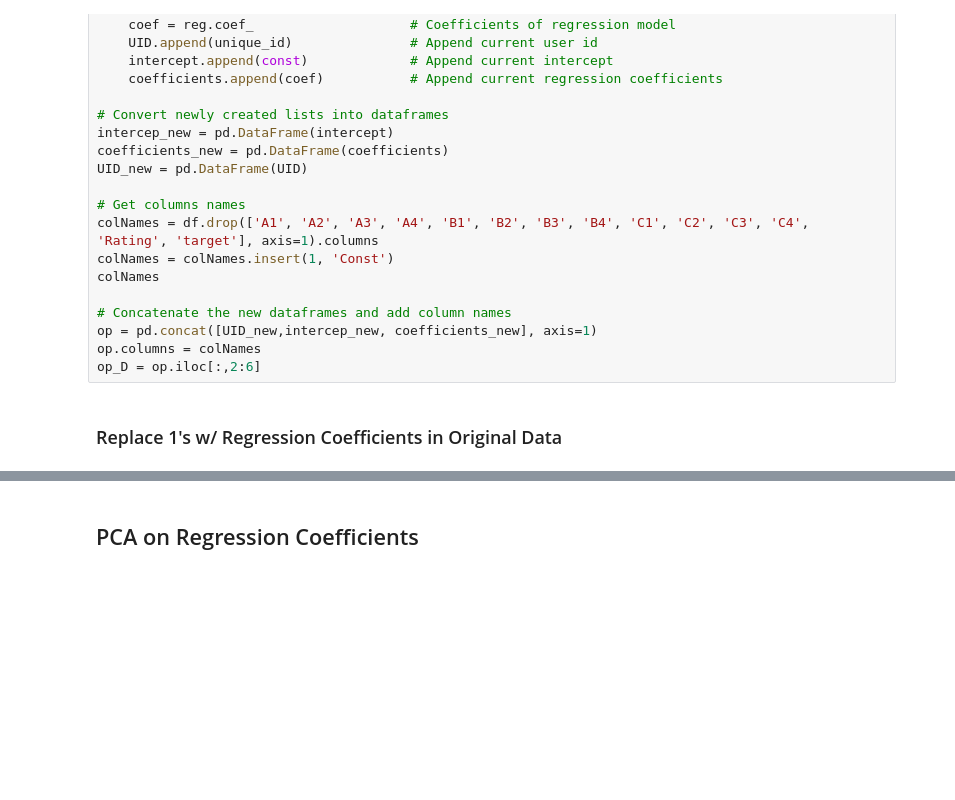
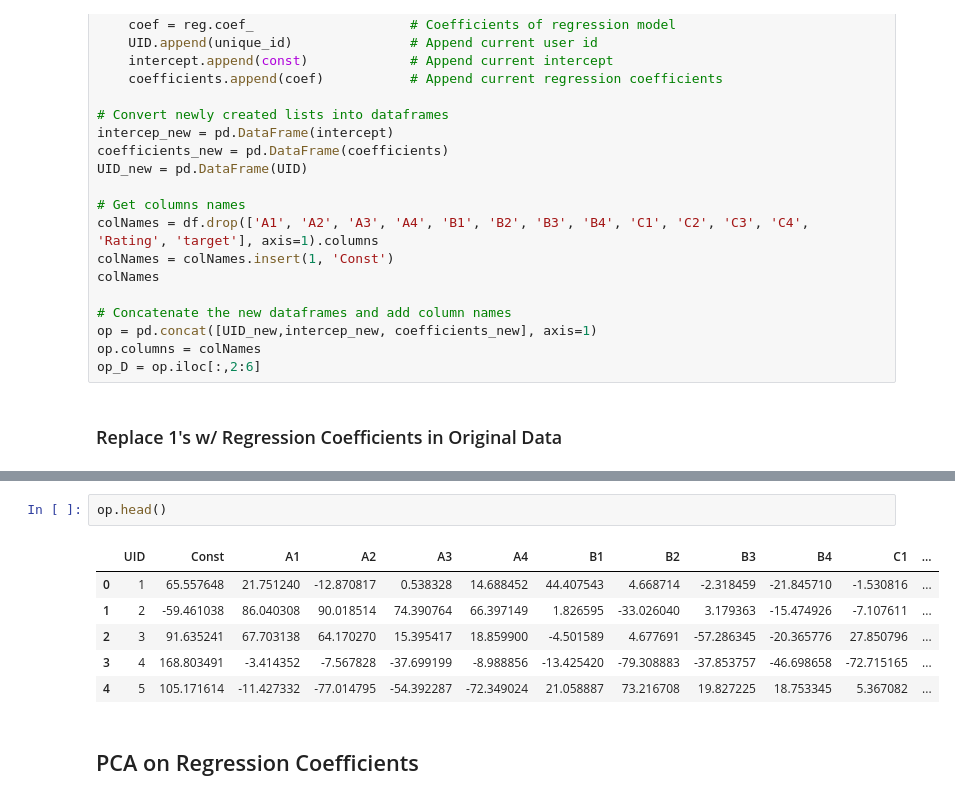
Before and after one commit to EricPostMaster/market-research-private, a Jupyter notebook: Inidividual_Models.ipynb, the cells around one changed output, grey strips where cells are left out. Saved outputs shown, nothing was run; the diff lists cells and outputs as text; blank space fills up the shorter version.

```diff
--- a/Inidividual_Models.ipynb
+++ b/Inidividual_Models.ipynb
@@ -242,2 +262,11 @@ df.head()
+# %%
+op.head()
+# %% [output]
+|  | UID | Const | A1 | A2 | A3 | A4 | B1 | B2 | B3 | B4 | C1 | ... |
+| 0 | 1 | 65.557648 | 21.751240 | -12.870817 | 0.538328 | 14.688452 | 44.407543 | 4.668714 | -2.318459 | -21.845710 | -1.530816 | ... |
+| 1 | 2 | -59.461038 | 86.040308 | 90.018514 | 74.390764 | 66.397149 | 1.826595 | -33.026040 | 3.179363 | -15.474926 | -7.107611 | ... |
+| 2 | 3 | 91.635241 | 67.703138 | 64.170270 | 15.395417 | 18.859900 | -4.501589 | 4.677691 | -57.286345 | -20.365776 | 27.850796 | ... |
+| 3 | 4 | 168.803491 | -3.414352 | -7.567828 | -37.699199 | -8.988856 | -13.425420 | -79.308883 | -37.853757 | -46.698658 | -72.715165 | ... |
+| 4 | 5 | 105.171614 | -11.427332 | -77.014795 | -54.392287 | -72.349024 | 21.058887 | 73.216708 | 19.827225 | 18.753345 | 5.367082 | ... |
 # %% [markdown]
 ## PCA on Regression Coefficients
```
Also changed, not shown: parts of 41 cells of this notebook, 2 other files.
